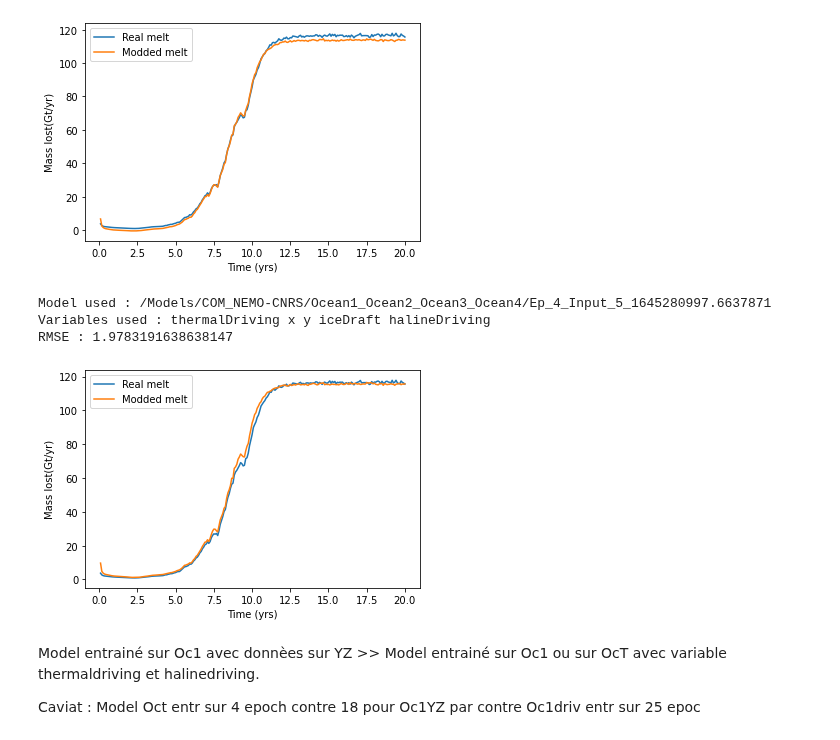
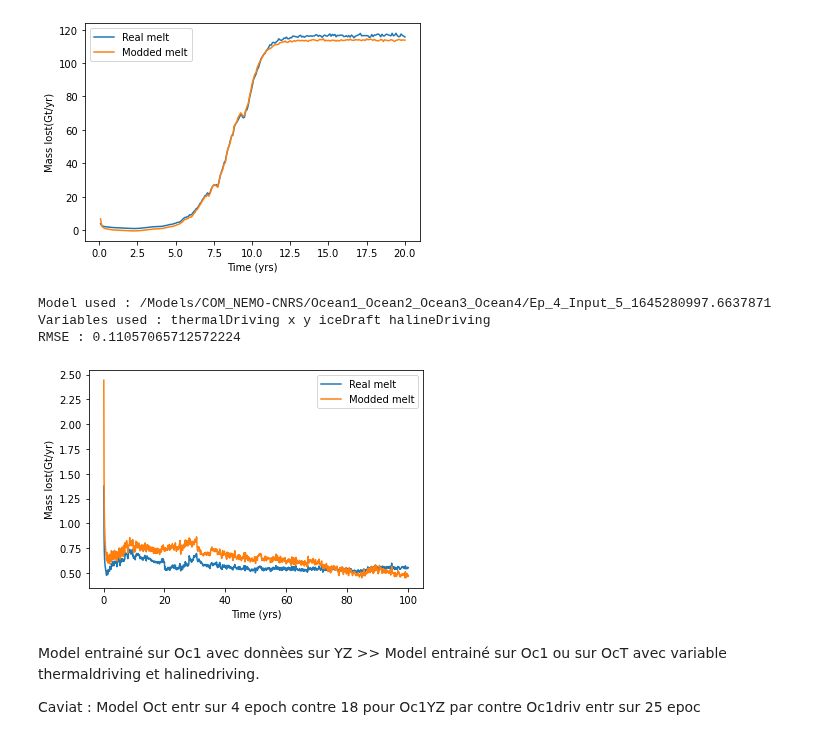
Before and after one commit to BenBouiss/NN_intern_2022, a Jupyter notebook: NN_plot_visu.ipynb, the cells around one changed output. Saved outputs shown, nothing was run; the diff lists cells and outputs as text; code cells hidden in the pictures.

```diff
--- a/NN_plot_visu.ipynb
+++ b/NN_plot_visu.ipynb
@@ -131,12 +152,12 @@ RMSE : 2.0047879669316897
 [figure]
 # %%
 Model, Cur, Norm = Processing_Model(Type_trained = Type, Ocean_trained = OcT, ind = 0, Epoc = 4,
-                     Target_Oc = 'Ocean1', Target_type = Type, message = 0)
+                     Target_Oc = 'Ocean4', Target_type = Type, message = 0)
 # %% [output]
 Model used : /Models/COM_NEMO-CNRS/Ocean1_Ocean2_Ocean3_Ocean4/Ep_4_Input_5_1645280997.6637871
 Variables used : thermalDriving x y iceDraft halineDriving
-RMSE : 1.9783191638638147
+RMSE : 0.11057065712572224
-[figure, old version]
+[figure, new version]
 # %% [markdown]
 Model entrainé sur Oc1 avec donnèes sur YZ >> Model entrainé sur Oc1 ou sur OcT avec variable thermaldriving et halinedriving.
 
```
Also changed, not shown: parts of 10 cells of this notebook, 24 other files.
